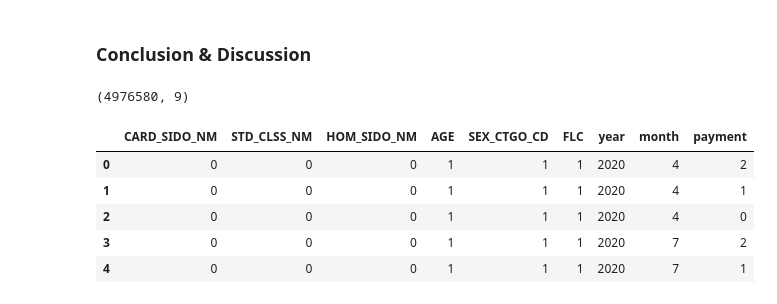
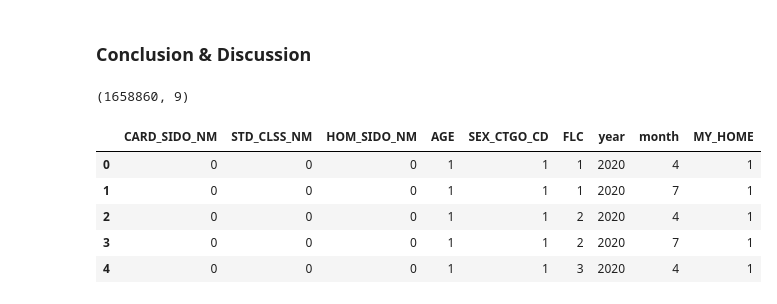
Before and after one commit to kim-bo-saeng/dacon_jeju, a Jupyter notebook: jeju_data_analysis.ipynb, the cells around one changed output. Drawn from its saved outputs; the diff is of its cells as text; code cells hidden in the pictures.

```diff
--- a/jeju_data_analysis.ipynb
+++ b/jeju_data_analysis.ipynb
@@ -127,7 +140,7 @@ None
 # %%
 # 결제고객수와 결제건수의 차이를 비교한 컬럼을 생성
 
-df.loc[df['CSTMR_CNT'] > df['CNT'], 'payment'] = "결제취소"
-df.loc[df['CSTMR_CNT'] == df['CNT'], 'payment'] = "일반결제"
-df.loc[df['CSTMR_CNT'] < df['CNT'], 'payment'] = "여러번결제"
-df.info()
+#df.loc[df['CSTMR_CNT'] > df['CNT'], 'payment'] = "결제취소"
+#df.loc[df['CSTMR_CNT'] == df['CNT'], 'payment'] = "일반결제"
+#df.loc[df['CSTMR_CNT'] < df['CNT'], 'payment'] = "여러번결제"
+#df.info()
@@ -284,7 +332,7 @@ age_std.head()
 ### Feature Enginnering & Initial Modeling
 # %%
 train_num = df_num.sample(frac = 1, random_state = 0)
-train_features = train_num.drop(['CSTMR_CNT',	'AMT',	'CNT'], axis = 1)
+train_features = train_num.drop(['AMT'], axis = 1)
 train_target = np.log1p(train_num['AMT'])
 # %% [markdown]
 ### Hyperparamter Tuning & Cross Validation
@@ -385,35 +433,37 @@ score
 # %%
 # 예측 템플릿 만들기
 CARD_SIDO_NMs = df_num['CARD_SIDO_NM'].unique()
 STD_CLSS_NMs  = df_num['STD_CLSS_NM'].unique()
 HOM_SIDO_NMs  = df_num['HOM_SIDO_NM'].unique()
 AGEs          = df_num['AGE'].unique()
 SEX_CTGO_CDs  = df_num['SEX_CTGO_CD'].unique()
 FLCs          = df_num['FLC'].unique()
-payments      = df_num['payment'].unique()
 years         = [2020]
 months        = [4, 7]
 
 temp = []
 for CARD_SIDO_NM in CARD_SIDO_NMs:
     for STD_CLSS_NM in STD_CLSS_NMs:
         for HOM_SIDO_NM in HOM_SIDO_NMs:
             for AGE in AGEs:
                 for SEX_CTGO_CD in SEX_CTGO_CDs:
                     for FLC in FLCs:
                         for year in years:
                             for month in months:
-                              for payment in payments:
-                                temp.append([CARD_SIDO_NM, STD_CLSS_NM, HOM_SIDO_NM, AGE, SEX_CTGO_CD, FLC, year, month, payment])
+                              temp.append([CARD_SIDO_NM, STD_CLSS_NM, HOM_SIDO_NM, AGE, SEX_CTGO_CD, FLC, year, month])
 temp = np.array(temp)
-temp = pd.DataFrame(data=temp, columns=train_features.columns[:9])
+temp = pd.DataFrame(data=temp, columns=train_features.columns[:8])
+temp.loc[temp['CARD_SIDO_NM'] == temp['HOM_SIDO_NM'], 'MY_HOME'] = 1
+temp.loc[temp['CARD_SIDO_NM'] != temp['HOM_SIDO_NM'], 'MY_HOME'] = 0
+temp['MY_HOME'] = temp['MY_HOME'].astype(int)
+
 print(temp.shape)
 temp.head()
 # %% [output]
-(4976580, 9)
+(1658860, 9)
-|  | CARD_SIDO_NM | STD_CLSS_NM | HOM_SIDO_NM | AGE | SEX_CTGO_CD | FLC | year | month | payment |
-| 0 | 0 | 0 | 0 | 1 | 1 | 1 | 2020 | 4 | 2 |
-| 1 | 0 | 0 | 0 | 1 | 1 | 1 | 2020 | 4 | 1 |
-| 2 | 0 | 0 | 0 | 1 | 1 | 1 | 2020 | 4 | 0 |
-| 3 | 0 | 0 | 0 | 1 | 1 | 1 | 2020 | 7 | 2 |
-| 4 | 0 | 0 | 0 | 1 | 1 | 1 | 2020 | 7 | 1 |
+|  | CARD_SIDO_NM | STD_CLSS_NM | HOM_SIDO_NM | AGE | SEX_CTGO_CD | FLC | year | month | MY_HOME |
+| 0 | 0 | 0 | 0 | 1 | 1 | 1 | 2020 | 4 | 1 |
+| 1 | 0 | 0 | 0 | 1 | 1 | 1 | 2020 | 7 | 1 |
+| 2 | 0 | 0 | 0 | 1 | 1 | 2 | 2020 | 4 | 1 |
+| 3 | 0 | 0 | 0 | 1 | 1 | 2 | 2020 | 7 | 1 |
+| 4 | 0 | 0 | 0 | 1 | 1 | 3 | 2020 | 4 | 1 |
```
Also changed, not shown: parts of 9 cells of this notebook.
